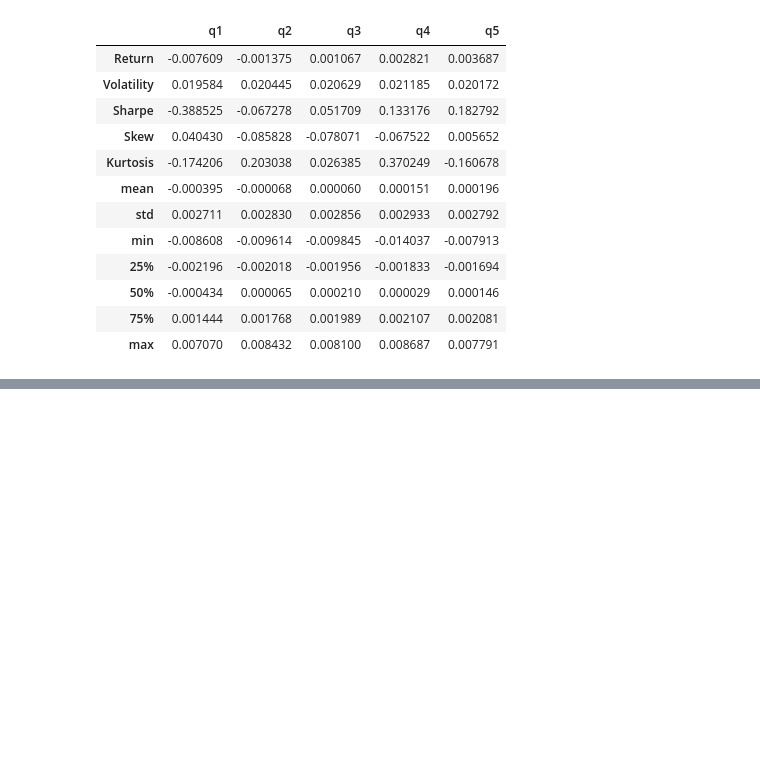
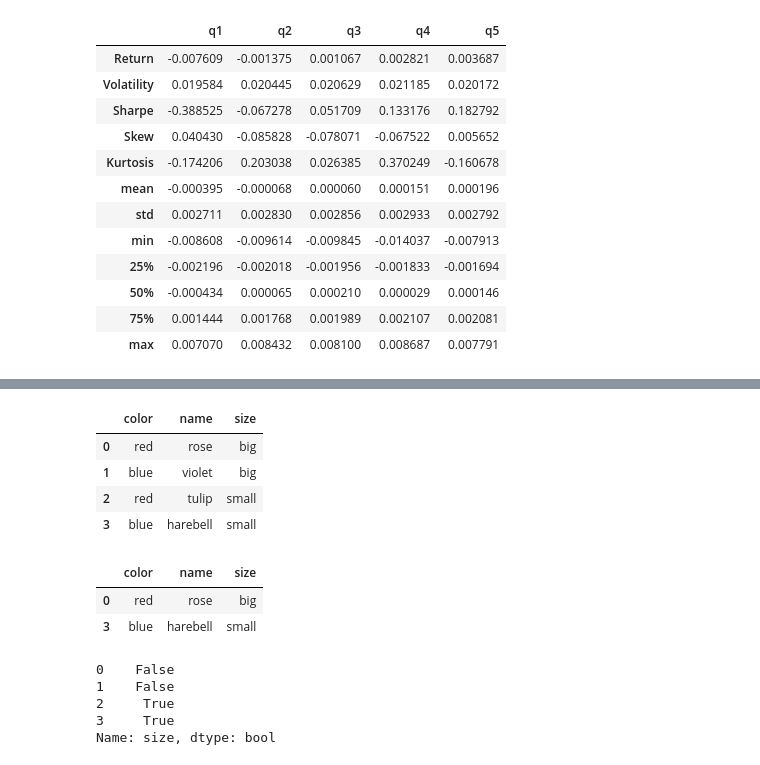
Before and after one commit to rajarameshchindu/datascience, a Jupyter notebook: Pandas.ipynb, the cells around one changed output, grey strips where cells are left out. Saved outputs shown, nothing was run; the diff lists cells and outputs as text; code cells hidden in the pictures; blank space fills up the shorter version.

```diff
--- a/Pandas.ipynb
+++ b/Pandas.ipynb
@@ -227,0 +368,23 @@ import pandas as pd
+# %%
+df = pd.DataFrame({"color": ['red', 'blue', 'red', 'blue'], "name": ['rose','violet','tulip','harebell'], "size": ['big', 'big', 'small', 'small']})
+df
+# %% [output]
+|  | color | name | size |
+| 0 | red | rose | big |
+| 1 | blue | violet | big |
+| 2 | red | tulip | small |
+| 3 | blue | harebell | small |
+# %%
+df[[True, False, False, True]]
+# %% [output]
+|  | color | name | size |
+| 0 | red | rose | big |
+| 3 | blue | harebell | small |
+# %%
+df['size'] == 'small'
+# %% [output]
+0    False
+1    False
+2     True
+3     True
+Name: size, dtype: bool
```
Also changed, not shown: parts of 20 cells of this notebook.
